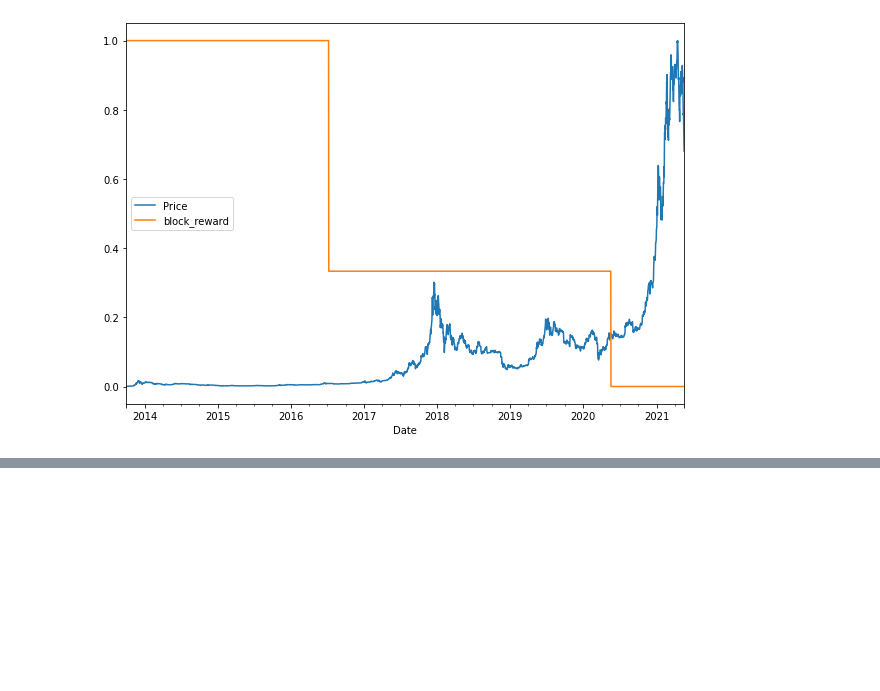
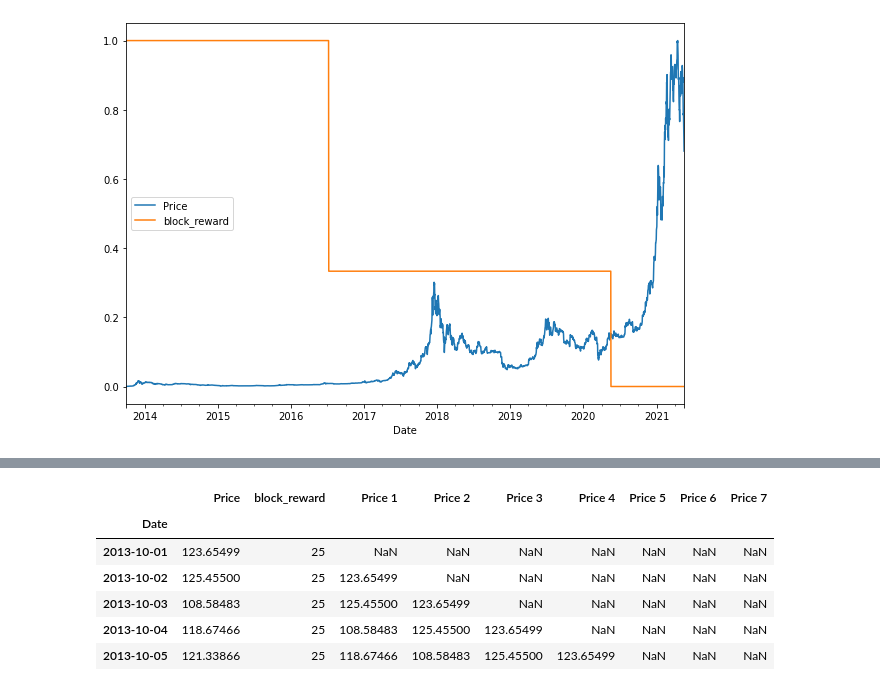
Before and after one commit to PasinduUkwatta/TensorFlow--Practise, a Jupyter notebook: 10_time_series_forecasting_with_tensorflow.ipynb, the cells around one changed output, grey strips where cells are left out. Saved outputs shown, nothing was run; the diff lists cells and outputs as text; code cells hidden in the pictures; blank space fills up the shorter version.

```diff
--- a/10_time_series_forecasting_with_tensorflow.ipynb
+++ b/10_time_series_forecasting_with_tensorflow.ipynb
@@ -1363,0 +1366,8 @@ scaled_price_block_df.plot(figsize=(10,7))
+# %%
+#setup dataset parameters
+HORIZON=1
+WINDOW_SIZE=7
+# %%
+#make copy of the dataset
+bitcoin_prices_windowed =bitcoin_prices_block.copy()
+bitcoin_prices_windowed
@@ -1363,0 +1389,14 @@ scaled_price_block_df.plot(figsize=(10,7))
+# %%
+#add windowed columns
+for i in range(WINDOW_SIZE):
+  bitcoin_prices_windowed[f"Price {i+1}"] =bitcoin_prices_windowed["Price"].shift(periods =i+1)
+
+bitcoin_prices_windowed.head()
+# %% [output]
+|  | Price | block_reward | Price 1 | Price 2 | Price 3 | Price 4 | Price 5 | Price 6 | Price 7 |
+| Date |  |  |  |  |  |  |  |  |  |
+| 2013-10-01 | 123.65499 | 25 | NaN | NaN | NaN | NaN | NaN | NaN | NaN |
+| 2013-10-02 | 125.45500 | 25 | 123.65499 | NaN | NaN | NaN | NaN | NaN | NaN |
+| 2013-10-03 | 108.58483 | 25 | 125.45500 | 123.65499 | NaN | NaN | NaN | NaN | NaN |
+| 2013-10-04 | 118.67466 | 25 | 108.58483 | 125.45500 | 123.65499 | NaN | NaN | NaN | NaN |
+| 2013-10-05 | 121.33866 | 25 | 118.67466 | 108.58483 | 125.45500 | 123.65499 | NaN | NaN | NaN |
```
Also changed, not shown: parts of 32 cells of this notebook, 1 other file.
